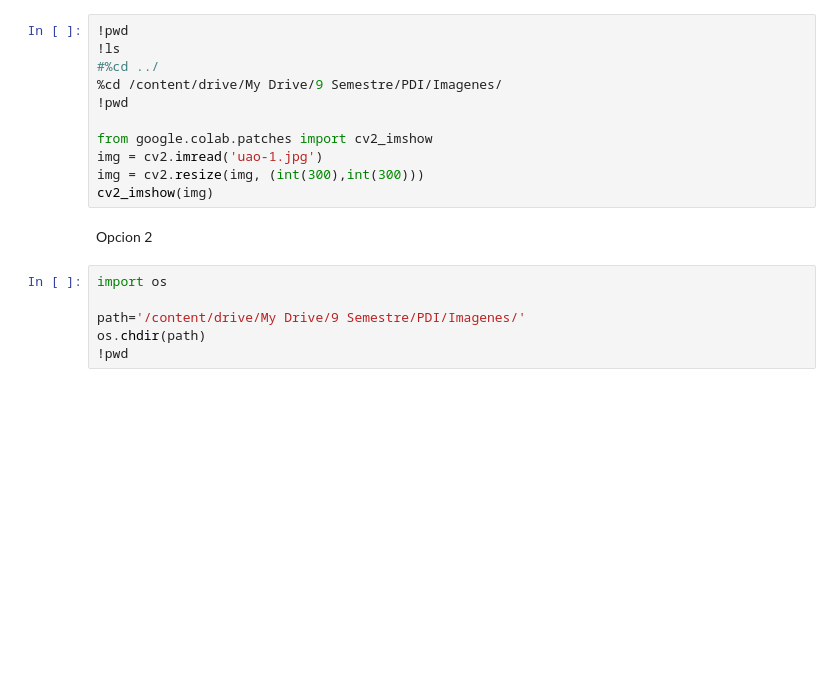
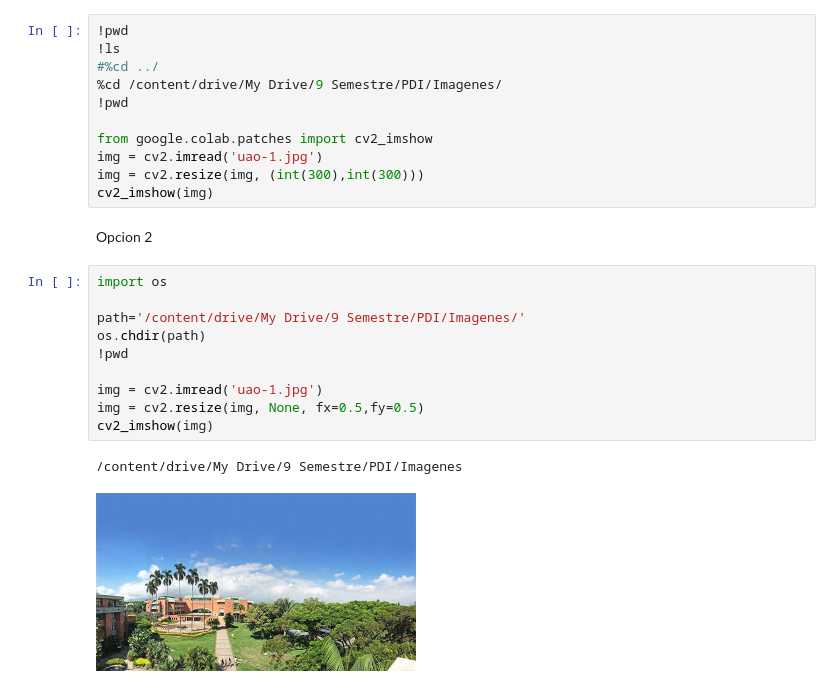
Before and after one commit to kevinmarmolejo28/Carrera, a Jupyter notebook: PDI.ipynb, the cells around one changed output. Saved outputs shown, nothing was run; the diff lists cells and outputs as text; blank space fills up the shorter version.

```diff
--- a/PDI.ipynb
+++ b/PDI.ipynb
@@ -44,6 +44,13 @@ Opcion 2
 # %%
 import os
 
 path='/content/drive/My Drive/9 Semestre/PDI/Imagenes/'
 os.chdir(path)
 !pwd
+
+img = cv2.imread('uao-1.jpg')
+img = cv2.resize(img, None, fx=0.5,fy=0.5)
+cv2_imshow(img)
+# %% [output]
+/content/drive/My Drive/9 Semestre/PDI/Imagenes
+[figure, added]
```
Also changed, not shown: parts of 2 cells of this notebook.
